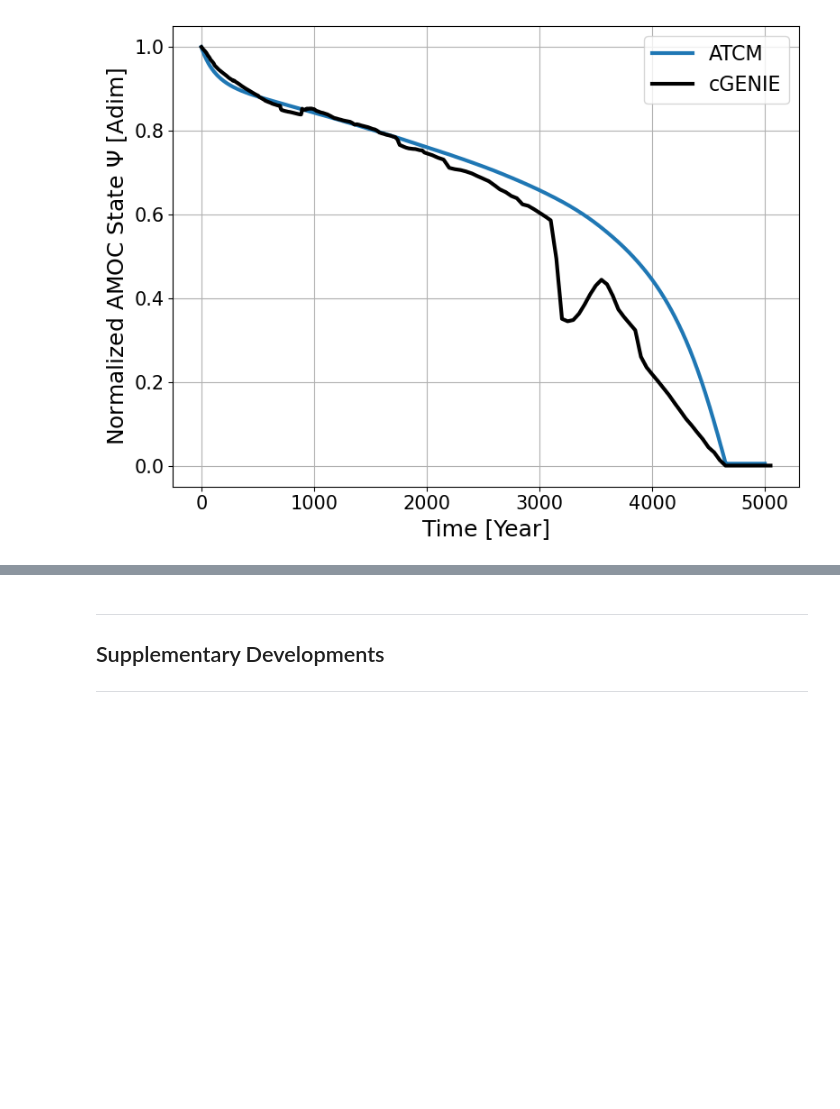
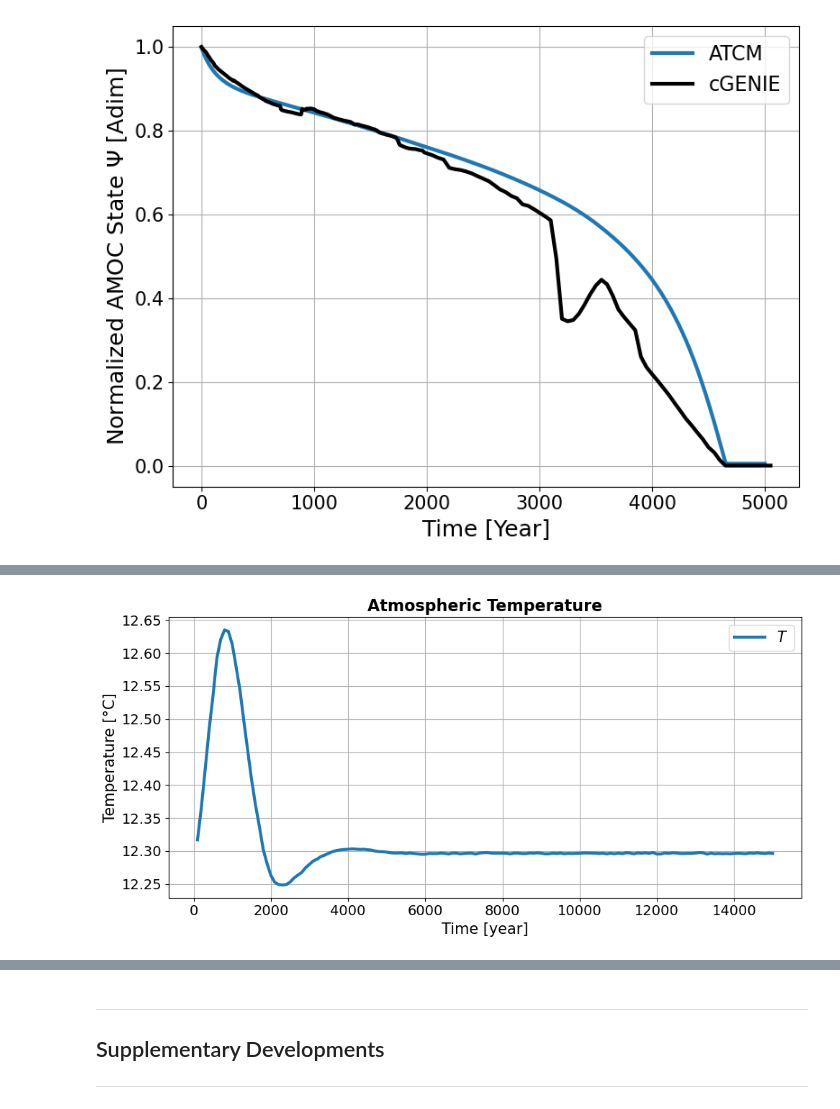
Before and after one commit to VUB-HYDR/2025_Laridon_etal_ORE, a Jupyter notebook: ATCM.ipynb, the cells around one changed output, grey strips where cells are left out. Cells and saved outputs as stored; diff of their text form; code cells hidden in the pictures; blank space fills up the shorter version.

```diff
--- a/ATCM.ipynb
+++ b/ATCM.ipynb
@@ -1676,0 +1833,19 @@ plt.show()
+# %%
+# Compute the spatial average temperature over lat and lon for each time step
+mean_temp = atm_temp_main_eq_fw_0_06.mean(dim=["lat", "lon"])
+
+# Plot the spatial average temperature as a function of time
+plt.figure(figsize=(10, 5))
+plt.plot(mean_temp["time"].values, mean_temp.values, label=r"$T$", lw=3)
+
+plt.xlabel("Time [year]", fontsize=15)
+plt.ylabel("Temperature [°C]", fontsize=15)
+plt.title("Atmospheric Temperature", fontsize=16, fontweight='bold')
+plt.xticks(fontsize=14)
+plt.yticks(fontsize=14)
+plt.grid(True)
+plt.legend(fontsize=15)
+plt.tight_layout()
+plt.show()
+# %% [output]
+[figure, added]
```
Also changed, not shown: parts of 10 cells of this notebook.
